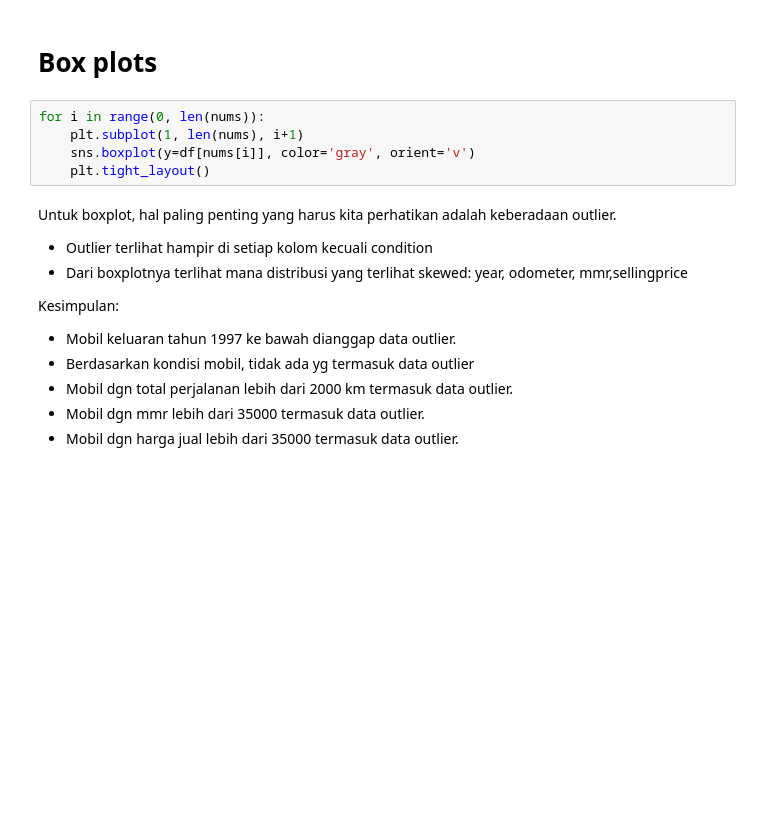
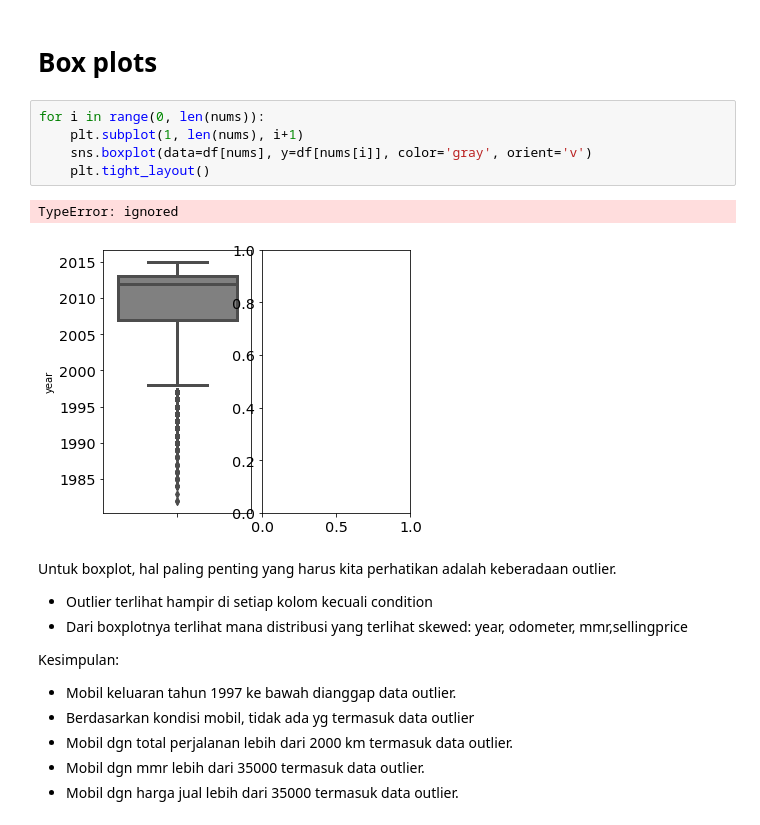
Before and after one commit to wahyunh10/Car-Auction-Prices-Project, a Jupyter notebook: Car_Auction_Prices_Project.ipynb, the cells around one changed output. Drawn from its saved outputs; the diff is of its cells as text; blank space fills up the shorter version.

```diff
--- a/Car_Auction_Prices_Project.ipynb
+++ b/Car_Auction_Prices_Project.ipynb
@@ -185,8 +310,11 @@ Setelah melakukan analisis sederhana tentang statistik deskriptif, sekarang kita
 # %%
 for i in range(0, len(nums)):
     plt.subplot(1, len(nums), i+1)
-    sns.boxplot(y=df[nums[i]], color='gray', orient='v')
+    sns.boxplot(data=df[nums], y=df[nums[i]], color='gray', orient='v')
     plt.tight_layout()
+# %% [output]
+TypeError: ignored
+[figure, added]
 # %% [markdown]
 Untuk boxplot, hal paling penting yang harus kita perhatikan adalah keberadaan outlier.
 
```
Also changed, not shown: parts of 137 cells of this notebook.
